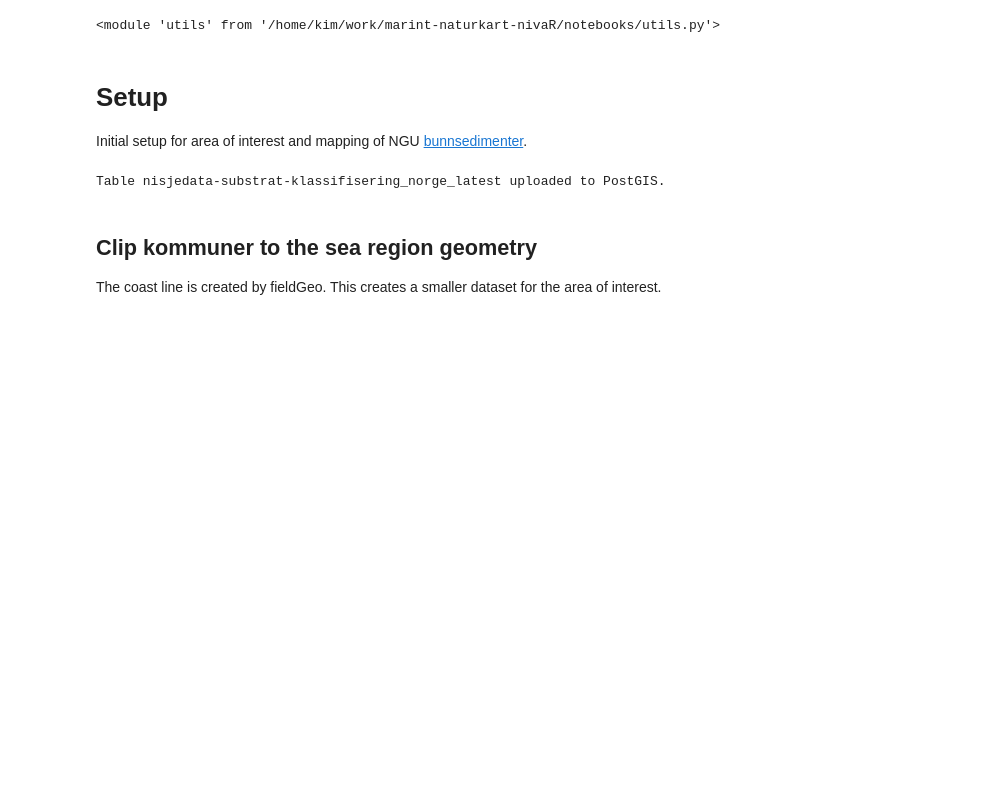
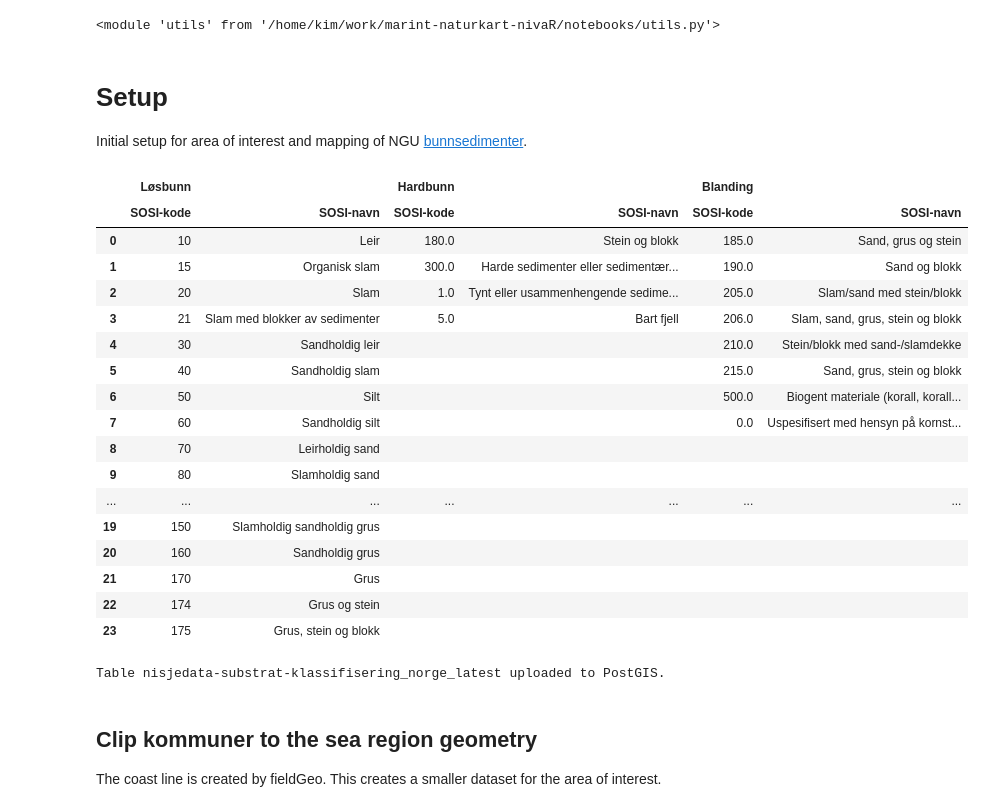
Before and after one commit to NIVANorge/marint-naturkart-niva, a Jupyter notebook: notebooks/01_aoi_sediments_explore.ipynb, the cells around one changed output. Saved outputs shown, nothing was run; the diff lists cells and outputs as text; code cells hidden in the pictures; blank space fills up the shorter version.

```diff
--- a/notebooks/01_aoi_sediments_explore.ipynb
+++ b/notebooks/01_aoi_sediments_explore.ipynb
@@ -76,22 +76,59 @@ df_kornstr = pd.read_html("https://static.ngu.no/Mareano/Kornstorrelse-NiN-LM.ht
 # %%
 SOFT_BOTTOM_TYPES = {
     row["Kornstørrelse SOSI-kode"]: row["Kornstørrelse SOSI-navn"]
     for _, row in df_kornstr[
         df_kornstr["Dominerende kornstørrelse LM-DK"].isin(SOFT_BOTTOM_LM_DK)
     ].iterrows()
 }
 HARD_BOTTOM_TYPES = {
     row["Kornstørrelse SOSI-kode"]: row["Kornstørrelse SOSI-navn"]
     for _, row in df_kornstr[
         df_kornstr["Dominerende kornstørrelse LM-DK"].isin(HARD_BOTTOM_LM_DK)
     ].iterrows()
 }
 MIXTURE_BOTTOM_TYPES = {
     row["Kornstørrelse SOSI-kode"]: row["Kornstørrelse SOSI-navn"]
     for _, row in df_kornstr[
         df_kornstr["Dominerende kornstørrelse LM-DK"].isin(MIXED_BOTTOM_LM_DK)
     ].iterrows()
 }
+
+
+df_types = pd.concat(
+    {
+        "Løsbunn": pd.DataFrame(
+            list(SOFT_BOTTOM_TYPES.items()), columns=["SOSI-kode", "SOSI-navn"]
+        ),
+        "Hardbunn": pd.DataFrame(
+            list(HARD_BOTTOM_TYPES.items()), columns=["SOSI-kode", "SOSI-navn"]
+        ),
+        "Blanding": pd.DataFrame(
+            list(MIXTURE_BOTTOM_TYPES.items()), columns=["SOSI-kode", "SOSI-navn"]
+        ),
+    },
+    axis=1,
+)
+
+df_types.fillna('')
+# %% [output]
+|  | Løsbunn |  | Hardbunn |  | Blanding |  |
+|  | SOSI-kode | SOSI-navn | SOSI-kode | SOSI-navn | SOSI-kode | SOSI-navn |
+| 0 | 10 | Leir | 180.0 | Stein og blokk | 185.0 | Sand, grus og stein |
+| 1 | 15 | Organisk slam | 300.0 | Harde sedimenter eller sedimentær... | 190.0 | Sand og blokk |
+| 2 | 20 | Slam | 1.0 | Tynt eller usammenhengende sedime... | 205.0 | Slam/sand med stein/blokk |
+| 3 | 21 | Slam med blokker av sedimenter | 5.0 | Bart fjell | 206.0 | Slam, sand, grus, stein og blokk |
+| 4 | 30 | Sandholdig leir |  |  | 210.0 | Stein/blokk med sand-/slamdekke |
+| 5 | 40 | Sandholdig slam |  |  | 215.0 | Sand, grus, stein og blokk |
+| 6 | 50 | Silt |  |  | 500.0 | Biogent materiale (korall, korall... |
+| 7 | 60 | Sandholdig silt |  |  | 0.0 | Uspesifisert med hensyn på kornst... |
+| 8 | 70 | Leirholdig sand |  |  |  |  |
+| 9 | 80 | Slamholdig sand |  |  |  |  |
+| ... | ... | ... | ... | ... | ... | ... |
+| 19 | 150 | Slamholdig sandholdig grus |  |  |  |  |
+| 20 | 160 | Sandholdig grus |  |  |  |  |
+| 21 | 170 | Grus |  |  |  |  |
+| 22 | 174 | Grus og stein |  |  |  |  |
+| 23 | 175 | Grus, stein og blokk |  |  |  |  |
 # %%
 gdf_bunn = gpd.read_parquet(
     "gs://niva-geodata/MarintNaturKart/ngu_sediment/BunnsedimentKornstorDetalj.geo.parquet"
```
